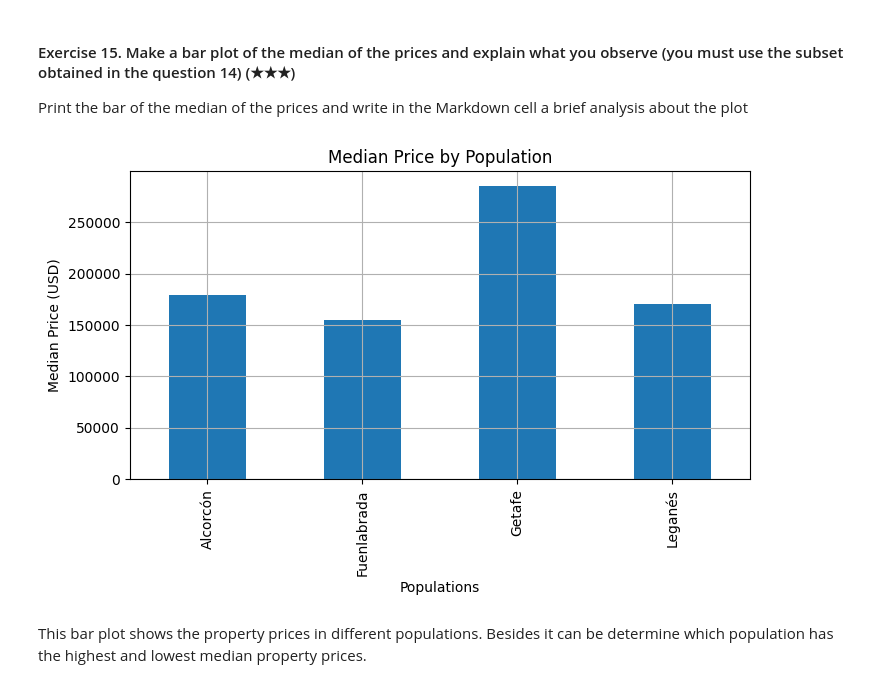
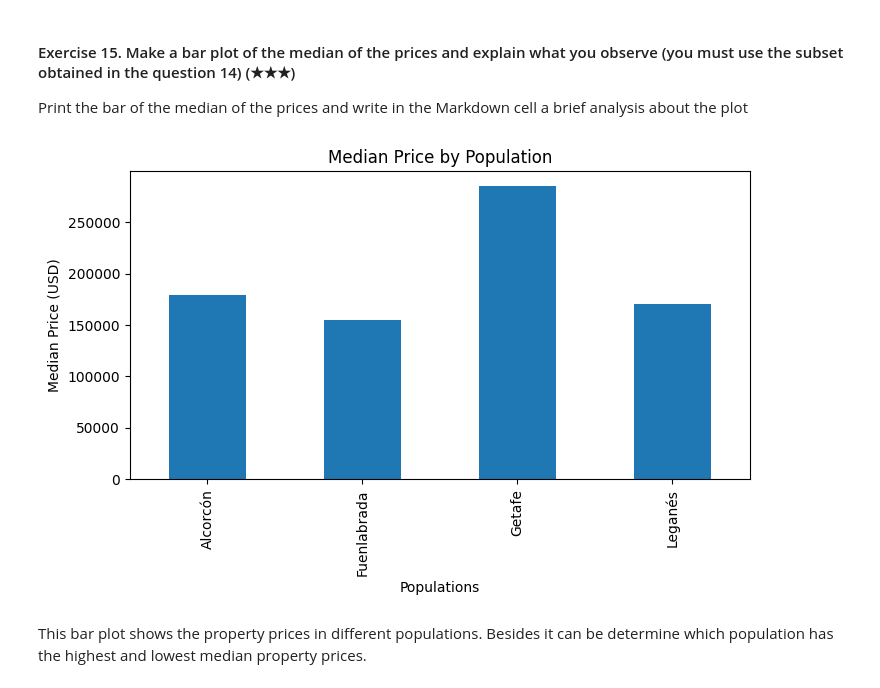
Before and after one commit to nandapop/realestate-datacleanup-exercise, a Jupyter notebook: project.ipynb, the cells around one changed output. Saved outputs shown, nothing was run; the diff lists cells and outputs as text; code cells hidden in the pictures.

```diff
--- a/project.ipynb
+++ b/project.ipynb
@@ -304,20 +330,16 @@ Print the bar of the median of the prices and write in the Markdown cell a brief
 # %%
 import pandas as pd
 import matplotlib.pyplot as plt
 
+ #use subset obtained in question 14
+df = pd.read_csv('assets/real_estate.csv', sep=';')
 
-
-df = pd.read_csv('assets/real_estate.csv', sep=';')
-#level5 = df['level5'].unique()
-
-subset_population = df[df['level5'].isin(["Fuenlabrada", "Leganés", "Getafe", "Alcorcón"])]
-
-median_prices = subset_population.groupby('level5')['price'].median()
-
-ax = median_prices.plot(kind='bar', figsize=(8, 4), title='Median Price by Population', ylabel='Median Price (USD)', xlabel='Populations', grid=True)
+populations = df[df['level5'].isin(["Fuenlabrada", "Leganés", "Getafe", "Alcorcón"])]
+median_prices = populations.groupby('level5')['price'].median()
+median_prices.plot(kind='bar', figsize=(8, 4), title='Median Price by Population', ylabel='Median Price (USD)', xlabel='Populations')
 plt.show()
 # %% [output]
-[figure, old version]
+[figure, new version]
 # %% [markdown]
  This bar plot shows the property prices in different populations. Besides it can be determine which population has the highest and lowest median property prices.
 # %% [markdown]
```
Also changed, not shown: parts of 14 cells of this notebook.
